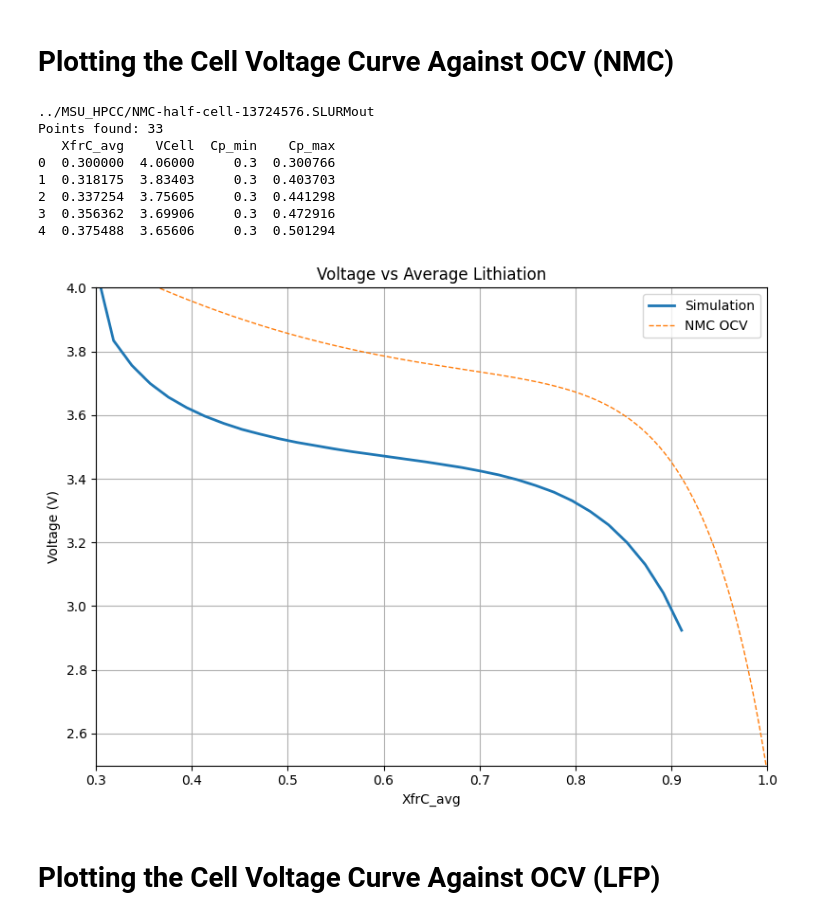
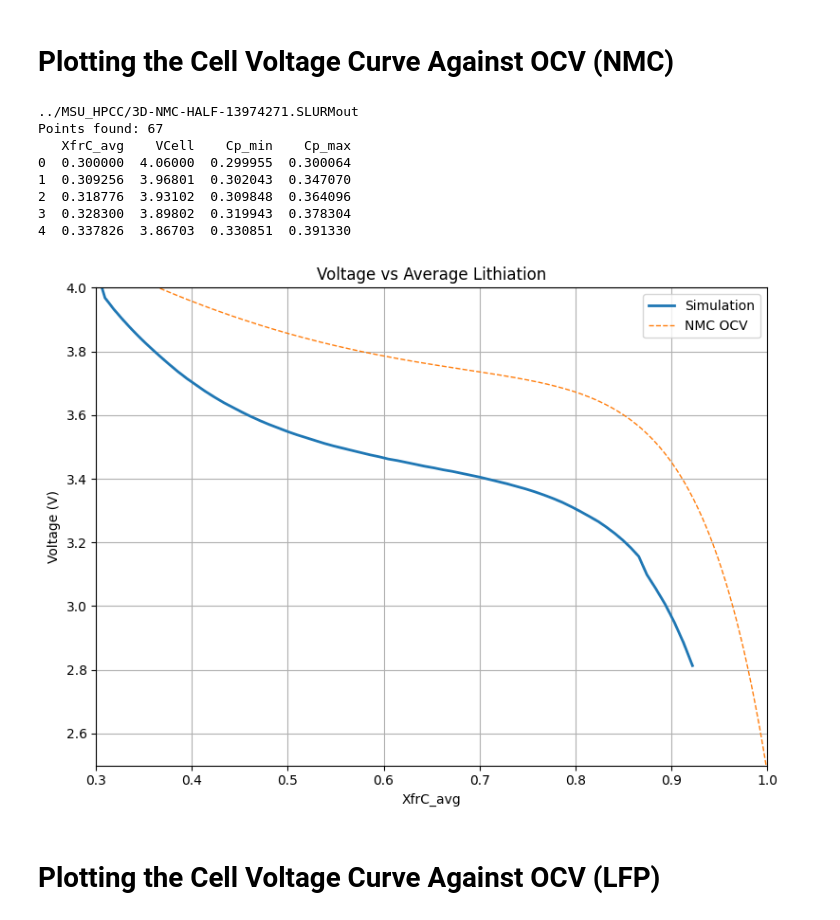
Before and after one commit to HCY-Group/BESFEM, a Jupyter notebook: plotting/OCV_CellVoltage.ipynb, the cells around one changed output. Drawn from its saved outputs; the diff is of its cells as text; code cells hidden in the pictures.

```diff
--- a/plotting/OCV_CellVoltage.ipynb
+++ b/plotting/OCV_CellVoltage.ipynb
@@ -158,7 +158,7 @@ def load_data(file_path):
 # ============================================================
 
 df1 = load_data(
-    "../MSU_HPCC/NMC-half-cell-13724576.SLURMout"
+    "../MSU_HPCC/3D-NMC-HALF-13974271.SLURMout"
 )
 
 # ============================================================
@@ -183,42 +183,42 @@ df1["ocv"] = ocv_function(df1["XfrC_avg"])
 # PLOT 1: VOLTAGE VS AVERAGE LITHIATION
 # ============================================================
 
 plt.figure(figsize=(8, 6))
 
 plt.plot(
     df1["XfrC_avg"],
     df1["VCell"],
     linewidth=2,
     label="Simulation"
 )
 
 plt.plot(
     c_vals,
     ocv_vals,
     "--",
     linewidth=1,
     label="NMC OCV"
 )
 
 plt.xlabel("XfrC_avg")
 plt.ylabel("Voltage (V)")
 plt.xlim(0.3, 1.0)
 plt.ylim(2.5, 4.0)
 plt.title("Voltage vs Average Lithiation")
 plt.grid(True)
 plt.legend()
 plt.tight_layout()
 plt.show()
 # %% [output]
-../MSU_HPCC/NMC-half-cell-13724576.SLURMout
-Points found: 33
-   XfrC_avg    VCell  Cp_min    Cp_max
-0  0.300000  4.06000     0.3  0.300766
-1  0.318175  3.83403     0.3  0.403703
-2  0.337254  3.75605     0.3  0.441298
-3  0.356362  3.69906     0.3  0.472916
-4  0.375488  3.65606     0.3  0.501294
+../MSU_HPCC/3D-NMC-HALF-13974271.SLURMout
+Points found: 67
+   XfrC_avg    VCell    Cp_min    Cp_max
+0  0.300000  4.06000  0.299955  0.300064
+1  0.309256  3.96801  0.302043  0.347070
+2  0.318776  3.93102  0.309848  0.364096
+3  0.328300  3.89802  0.319943  0.378304
+4  0.337826  3.86703  0.330851  0.391330
-[figure, old version]
+[figure, new version]
 # %% [markdown]
 # Plotting the Cell Voltage Curve Against OCV (LFP)
 # %%
```
Also changed, not shown: parts of 3 cells of this notebook, 21 other files.
